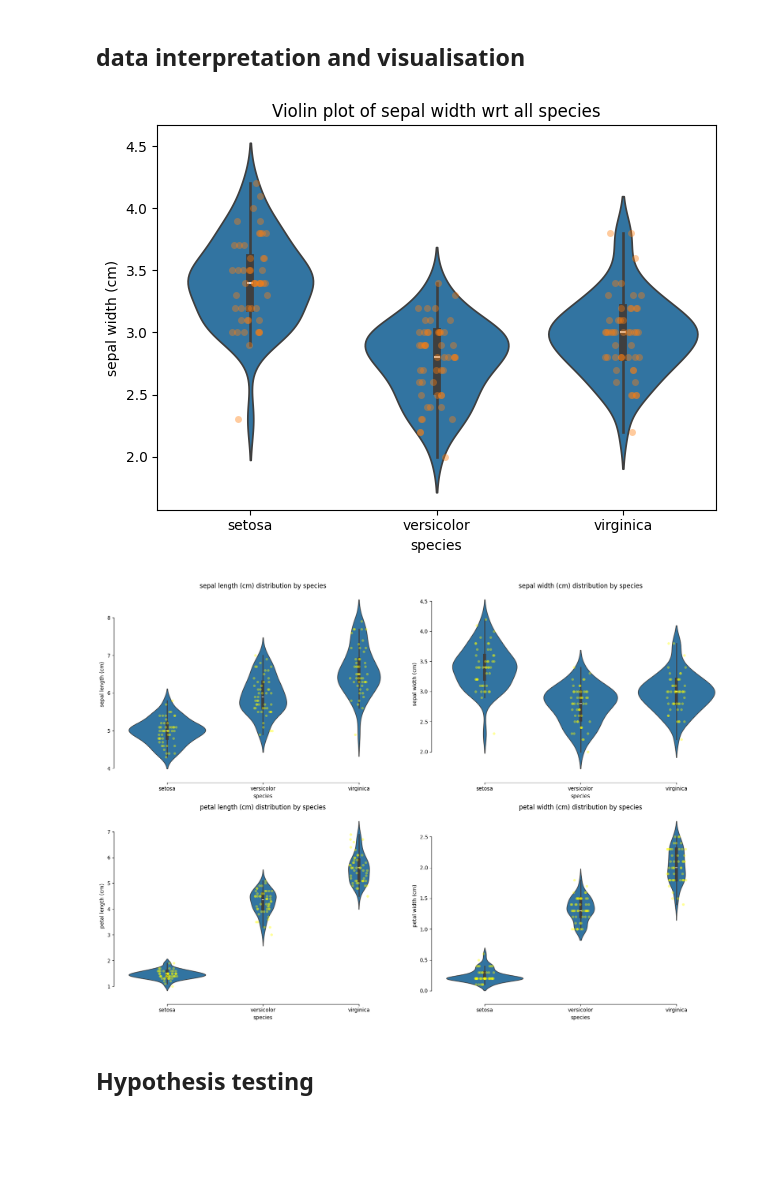
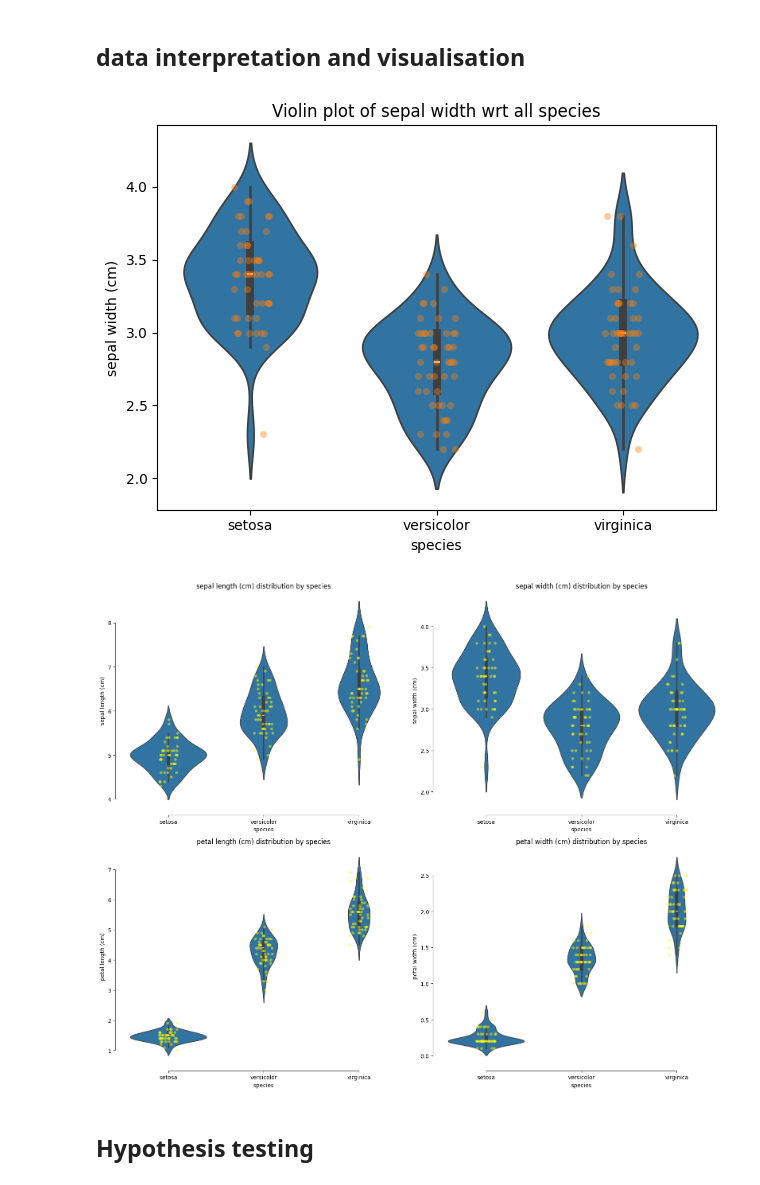
Before and after one commit to adimail/notebooks, a Jupyter notebook: iris.ipynb, the cells around one changed output. Cells and saved outputs as stored; diff of their text form; code cells hidden in the pictures; blank space fills up the shorter version.

```diff
--- a/iris.ipynb
+++ b/iris.ipynb
@@ -143,4 +164,7 @@ df.shape
 # %%
-df.drop(df.index[15], inplace=True)
-df
+Q1 = df['sepal width (cm)'].quantile(0.25)
+Q3 = df['sepal width (cm)'].quantile(0.75)
+IQR = Q3 - Q1
+
+print(f'IQR for sepal width = {IQR}')
 # %% [output]
@@ -159,0 +172,2 @@ df
+# %%
+df = df[(df['sepal width (cm)'] >= Q1 - 1.5 * IQR) & (df['sepal width (cm)'] <= Q3 + 1.5 * IQR)]
@@ -234,27 +263,27 @@ sns.stripplot(x='species', y="sepal width (cm)", data=df, alpha=0.4)
 plt.title("Violin plot of sepal width wrt all species")
 plt.tight_layout()
 # %% [output]
-[figure, old version]
+[figure, new version]
 # %%
 def plot_violin(y2,i):
     plt.subplot(2,2,i)
 
-    sns.violinplot(x='species', y=y2, data=df)
-    sns.stripplot(x='species', y=y2, data=df, color='yellow', alpha=0.4, jitter=True)
+    sns.violinplot(x='species', y=y2, data=df, alpha=1)
+    sns.stripplot(x='species', y=y2, data=df, color='yellow', alpha=0.5, jitter=True)
 
     plt.title(y2 + ' distribution by species')
 # %%
-plt.figure(figsize=(17, 12))
+plt.figure(figsize=(16, 13))
 i = 1
 for measurement in df.columns[:-2]:
     plot_violin(measurement, i)
     sns.despine(offset=10, trim=True)
     i += 1
 
 plt.tight_layout()
 plt.show()
 # %% [output]
-[figure, old version]
+[figure, new version]
 # %% [markdown]
 ## Hypothesis testing
 # %%
```
Also changed, not shown: parts of 39 cells of this notebook.
